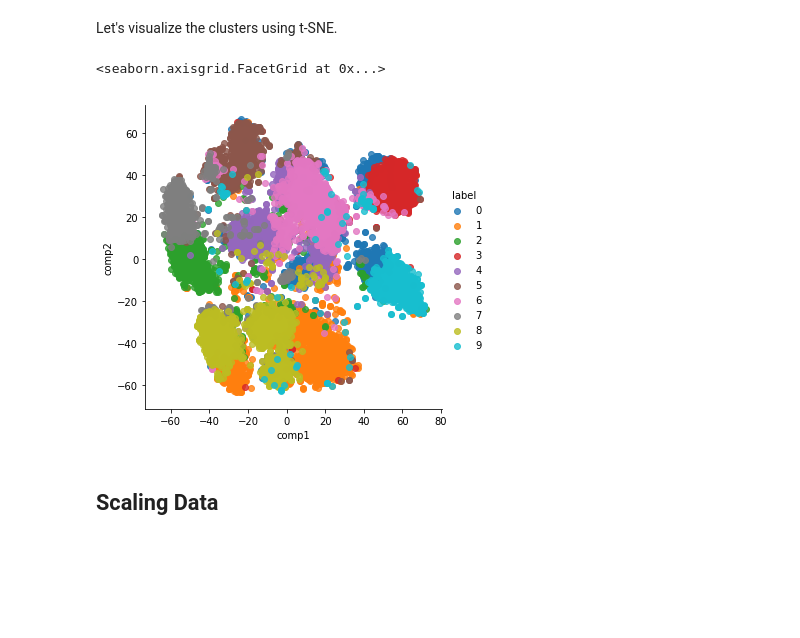
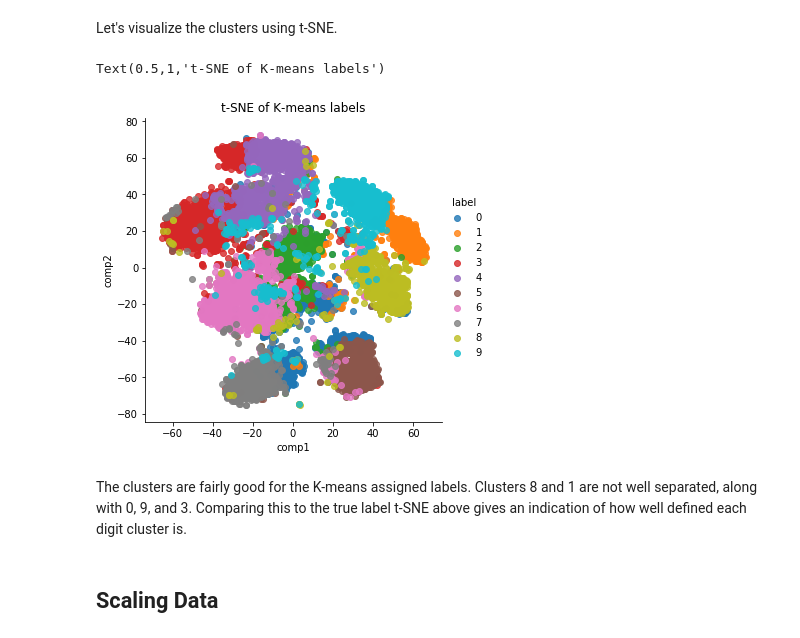
Before and after one commit to nickgrasley/appliedMachineLearning, a Jupyter notebook: hw5/hw_5.ipynb, the cells around one changed output. Drawn from its saved outputs; the diff is of its cells as text; code cells hidden in the pictures; blank space fills up the shorter version.

```diff
--- a/hw5/hw_5.ipynb
+++ b/hw5/hw_5.ipynb
@@ -388,13 +405,16 @@ Some clusters are very well defined like 3 and 2. Other clusters are not that gr
 Let's visualize the clusters using t-SNE.
 # %%
 tsne = TSNE(n_components=2, verbose=0, perplexity=50, n_iter=1000, learning_rate=200)
-tsne_results = tsne.fit_transform(X[rows[:10000],:])
+tsne_results = tsne.fit_transform(X[rows[:1000],:])
 df_tsne = pd.DataFrame(tsne_results, columns=['comp1', 'comp2'])
-df_tsne['label'] = digit_clusters[rows[:10000]]
+df_tsne['label'] = digit_clusters[rows[:1000]]
 sns.lmplot(x='comp1', y='comp2', data=df_tsne, hue='label', fit_reg=False)
+plt.title('t-SNE of K-means labels')
 # %% [output]
-<seaborn.axisgrid.FacetGrid at 0x...>
+Text(0.5,1,'t-SNE of K-means labels')
-[figure, old version]
+[figure, new version]
+# %% [markdown]
+The clusters are fairly good for the K-means assigned labels. Clusters 8 and 1 are not well separated, along with 0, 9, and 3. Comparing this to the true label t-SNE above gives an indication of how well defined each digit cluster is.
 # %% [markdown]
 ## Scaling Data
 # %% [markdown]
```
Also changed, not shown: parts of 32 cells of this notebook.
